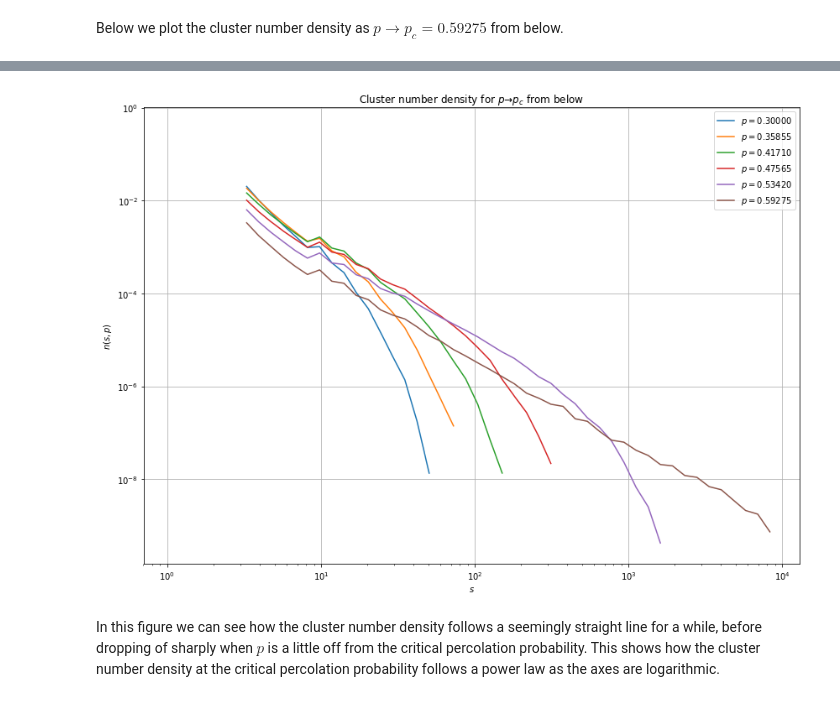
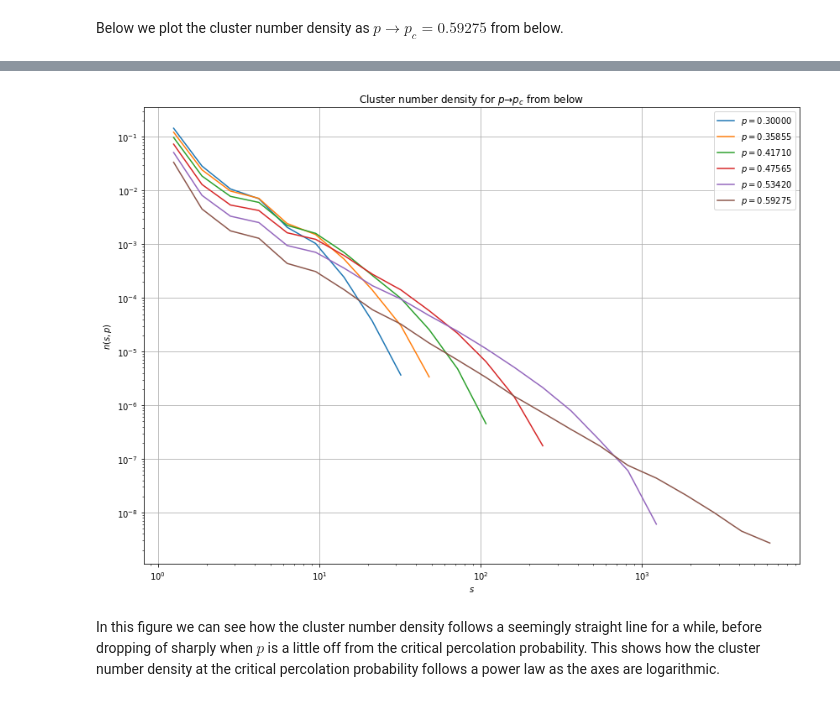
Before and after one commit to Schoyen/FYS4460, a Jupyter notebook: project-3/cluster-number-density.ipynb, the cells around one changed output, grey strips where cells are left out. Cells and saved outputs as stored; diff of their text form; code cells hidden in the pictures.

```diff
--- a/project-3/cluster-number-density.ipynb
+++ b/project-3/cluster-number-density.ipynb
@@ -75,7 +76,7 @@ fig = plt.figure(figsize=(14, 10))
 
 for p in tqdm.tqdm_notebook(np.linspace(0.3, p_c, 6)):
     plt.loglog(
-        *compute_cluster_number_density(200, 200, p),
+        *compute_cluster_number_density(200, 200, p, a=1.5),
         label=rf"$p = {p:.5f}$"
     )
 
@@ -89,4 +91,4 @@ plt.show()
-[figure, old version]
+[figure, new version]
 # %% [markdown]
 In this figure we can see how the cluster number density follows a seemingly straight line for a while, before dropping of sharply when $p$ is a little off from the critical percolation probability. This shows how the cluster number density at the critical percolation probability follows a power law as the axes are logarithmic.
 # %% [markdown]
```
Also changed, not shown: parts of 8 cells of this notebook.
